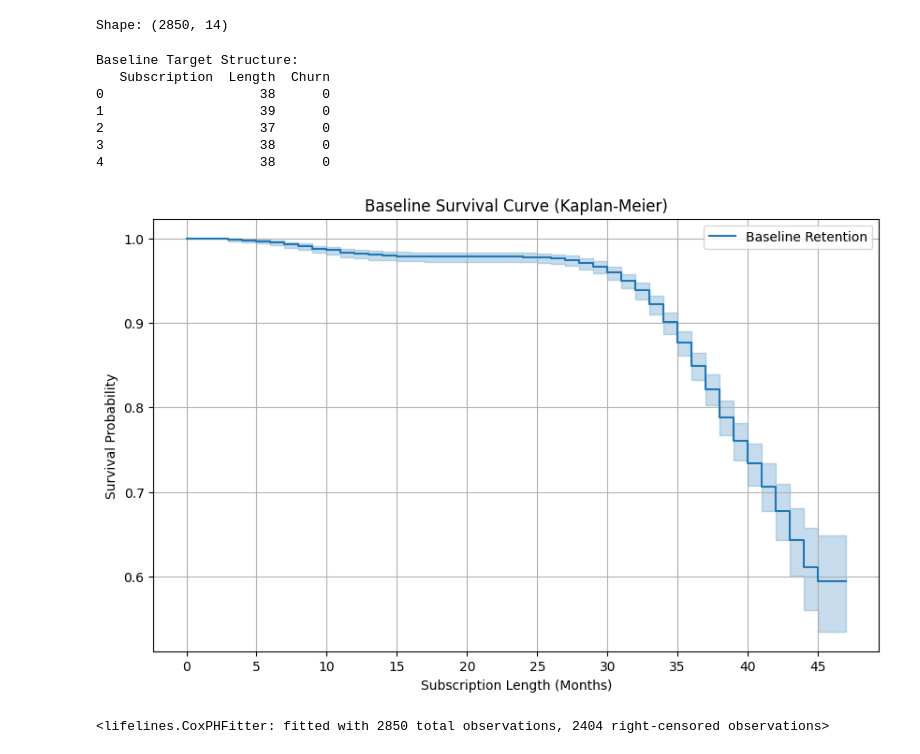
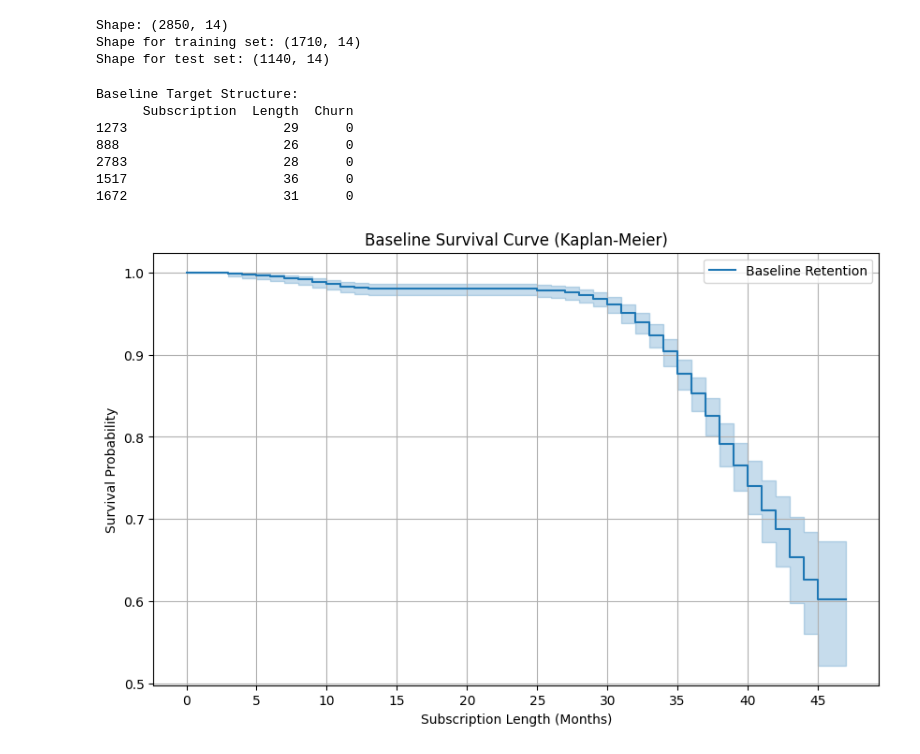
Before and after one commit to michellaprojects/Churn-Analysis, a Jupyter notebook: baseline.ipynb, the cells around one changed output. Drawn from its saved outputs; the diff is of its cells as text; code cells hidden in the pictures.

Commit message:
Update baseline evaluation

```diff
--- a/baseline.ipynb
+++ b/baseline.ipynb
@@ -7,40 +10,49 @@ from sklearn.preprocessing import StandardScaler
 # %%
 df_baseline = pd.read_csv("df_clean.csv")
+
+df_baseline["Minutes of Use"] = df_baseline["Seconds of Use"] / 60
+df_baseline["Charge Amount/10"] = df_baseline["Charge  Amount"] / 10
+df_baseline = df_baseline.drop(columns=["Seconds of Use", "Charge  Amount"])
+
 print(f"Shape: {df_baseline.shape}")
+df_train, df_test = train_test_split(df_baseline, test_size=0.4, random_state=42)
+print(f"Shape for training set: {df_train.shape}")
+print(f"Shape for test set: {df_test.shape}")
 # %% [output]
 Shape: (2850, 14)
+Shape for training set: (1710, 14)
+Shape for test set: (1140, 14)
 # %%
-y_baseline = df_baseline[["Subscription  Length", "Churn"]]
+y_train = df_train[["Subscription  Length", "Churn"]]
 
 print("Baseline Target Structure: ")
-print(y_baseline.head())
+print(y_train.head())
 # %% [output]
 Baseline Target Structure:
-   Subscription  Length  Churn
-0                    38      0
-1                    39      0
-2                    37      0
-3                    38      0
-4                    38      0
+      Subscription  Length  Churn
+1273                    29      0
+888                     26      0
+2783                    28      0
+1517                    36      0
+1672                    31      0
 # %%
 kmf = KaplanMeierFitter()
 
-kmf.fit(durations=df_baseline['Subscription  Length'], event_observed=df_baseline['Churn'], label='Baseline Retention')
+kmf.fit(durations=df_train["Subscription  Length"], event_observed=df_train["Churn"], label="Baseline Retention"
+)
+
 
 plt.figure(figsize=(10, 6))
 kmf.plot_survival_function()
 plt.title('Baseline Survival Curve (Kaplan-Meier)')
 plt.xlabel('Subscription Length (Months)')
 plt.ylabel('Survival Probability')
-plt.xticks(np.arange(0, df_baseline["Subscription  Length"].max()+1, 5))
+plt.xticks(np.arange(0, df_train["Subscription  Length"].max()+1, 5))
 plt.grid(True)
 plt.show()
 # %% [output]
-[figure, old version]
+[figure, new version]
 # %%
-df_baseline["Minutes of Use"] = df_baseline["Seconds of Use"] / 60
-df_baseline["Charge Amount/10"] = df_baseline["Charge  Amount"] / 10
-df_baseline = df_baseline.drop(columns=["Seconds of Use", "Charge  Amount"])
 features = [
     "Call  Failure",
     "Complains",
@@ -52,11 +64,11 @@ features = [
     "Tariff Plan"
 ]
 
-target_baseline = ["Subscription  Length", "Churn"]
+target_data = ["Subscription  Length", "Churn"]
 cph = CoxPHFitter(penalizer=0.01)
-cph.fit(df_baseline[features + target_baseline], duration_col="Subscription  Length", event_col="Churn")
+cph.fit(df_train[features + target_data], duration_col="Subscription  Length", event_col="Churn")
+
+c_index_external = cph.score(df_test[features + target_data], scoring_method="concordance_index")
-# %% [output]
-<lifelines.CoxPHFitter: fitted with 2850 total observations, 2404 right-censored observations>
 # %%
 summary = cph.summary[["coef", "exp(coef)", "p"]]
 print(summary)
```
Also changed, not shown: parts of 4 cells of this notebook.
